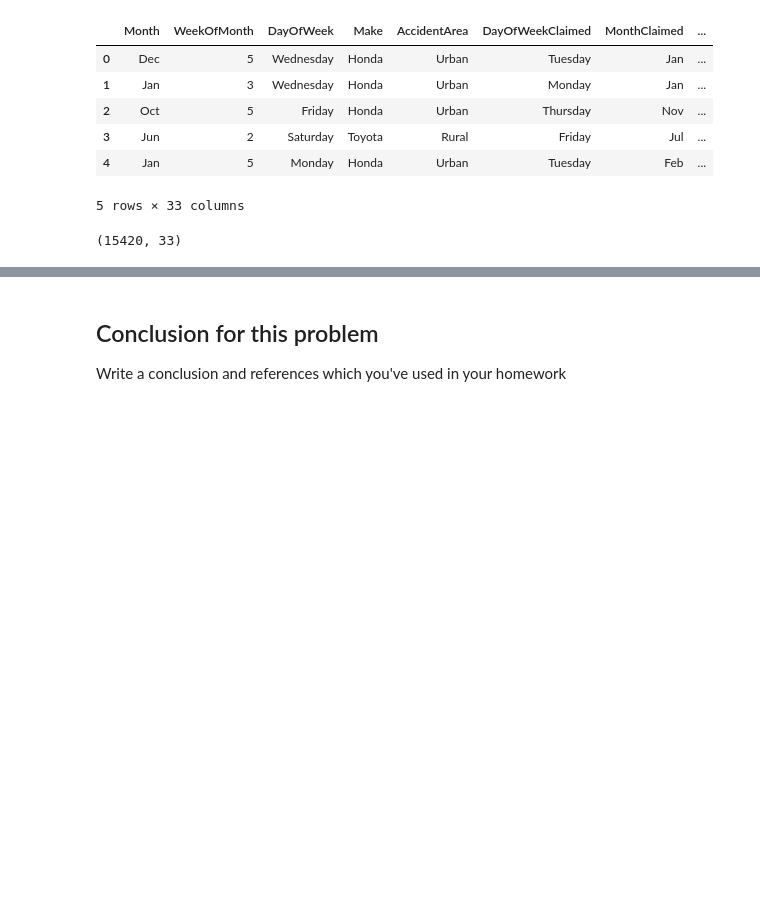
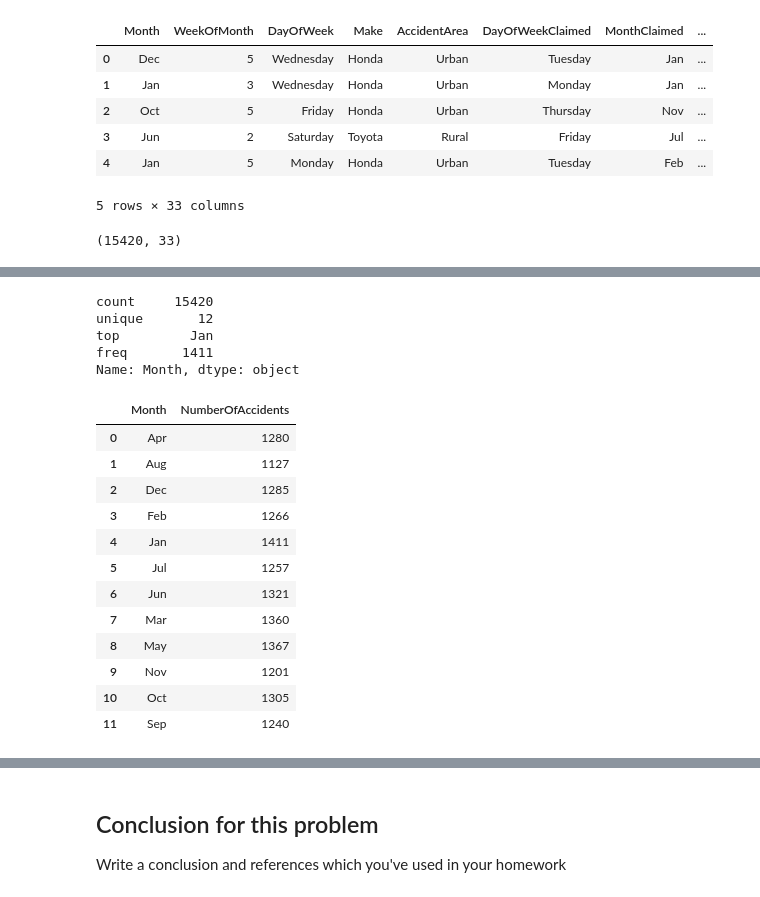
Before and after one commit to MohammadRouintan/Vehicle-Insurance-Claim-Fraud-Detection-Classification, a Jupyter notebook: Vehicle Insurance.ipynb, the cells around one changed output, grey strips where cells are left out. Saved outputs shown, nothing was run; the diff lists cells and outputs as text; code cells hidden in the pictures; blank space fills up the shorter version.

```diff
--- a/Vehicle Insurance.ipynb
+++ b/Vehicle Insurance.ipynb
@@ -40,0 +170,26 @@ vic.describe()
+# %%
+vic.Month.describe()
+# %% [output]
+count     15420
+unique       12
+top         Jan
+freq       1411
+Name: Month, dtype: object
+# %%
+month = pd.DataFrame(vic.groupby(['Month']).size()).reset_index()
+month = month.rename(columns={0: 'NumberOfAccidents'})
+month
+# %% [output]
+|  | Month | NumberOfAccidents |
+| 0 | Apr | 1280 |
+| 1 | Aug | 1127 |
+| 2 | Dec | 1285 |
+| 3 | Feb | 1266 |
+| 4 | Jan | 1411 |
+| 5 | Jul | 1257 |
+| 6 | Jun | 1321 |
+| 7 | Mar | 1360 |
+| 8 | May | 1367 |
+| 9 | Nov | 1201 |
+| 10 | Oct | 1305 |
+| 11 | Sep | 1240 |
```
Also changed, not shown: parts of 16 cells of this notebook.
